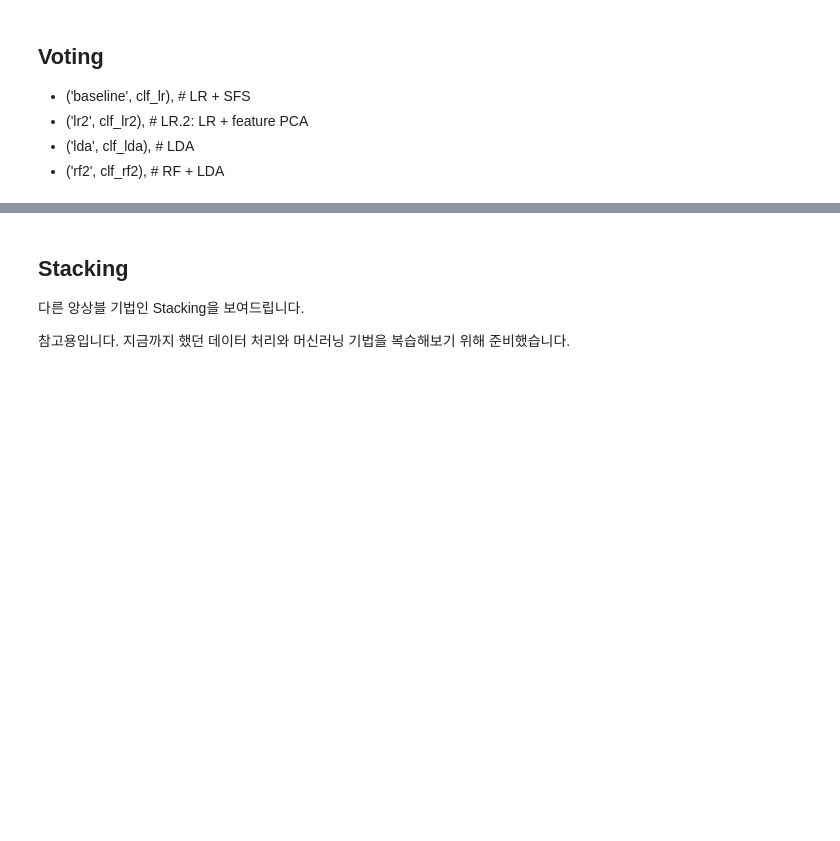
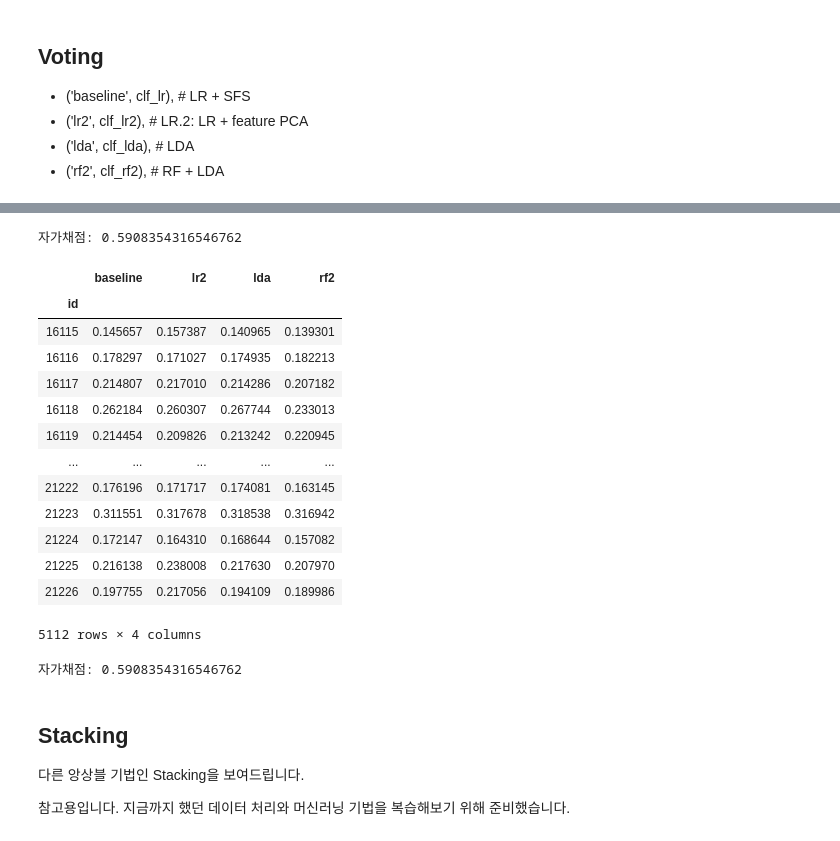
Before and after one commit to sunkusun9/DS_lv3_2507_2, a Jupyter notebook: sec_ds_lv3_prob1_kaggle.ipynb, the cells around one changed output, grey strips where cells are left out. Cells and saved outputs as stored; diff of their text form; code cells hidden in the pictures; blank space fills up the shorter version.

Commit message:
Day2 Kaggle 문제 풀이 올립니다.

```diff
--- a/sec_ds_lv3_prob1_kaggle.ipynb
+++ b/sec_ds_lv3_prob1_kaggle.ipynb
@@ -405,2 +430,15 @@ print("자가채점: {}".format(roc_auc_score(s_kaggle_ans, prd))) # baseline: 0
 # %% [markdown]
 ## RF2: RandomForestClassifier + LinearDiscriminantAnalysis
+# %%
+from sklearn.ensemble import RandomForestClassifier
+from sklearn.discriminant_analysis import LinearDiscriminantAnalysis
+
+ct = ColumnTransformer([
+    ('std_lda', make_pipeline(StandardScaler(), LinearDiscriminantAnalysis()), ['measurement_{}'.format(i) for i in range(18)]),
+    ('pt', 'passthrough', ['loading', 'na_1', 'na_2'])
+])
+clf_rf2 = make_pipeline(ct, RandomForestClassifier(
+    n_estimators=100, max_depth=6, min_samples_split=512, random_state=123,
+    max_features = 0.75
+))
+eval_model('clf_rf2', clf_rf2)
@@ -419,5 +533,43 @@ print("자가채점: {}".format(roc_auc_score(s_kaggle_ans, prd))) # baseline: 0
+# %%
+prd = select_model(clf_vt)
+print("자가채점: {}".format(roc_auc_score(s_kaggle_ans, prd))) # baseline: 0.5893408273381295
+# %% [output]
+자가채점: 0.5908354316546762
 # %%
 # Voting 직접
+models = [
+    ('baseline', clf_lr),
+    ('lr2', clf_lr2),
+    ('lda', clf_lda),
+    ('rf2', clf_rf2)
+]
+df_vt = pd.concat([
+    pd.Series(
+        clf.fit(df_train[X_all], df_train['failure']).predict_proba(df_test[X_all])[:, 1],
+        index = df_test.index, name = name
+    ) for name, clf in models
+], axis = 1)
+df_vt
+# %% [output]
+|  | baseline | lr2 | lda | rf2 |
+| id |  |  |  |  |
+| 16115 | 0.145657 | 0.157387 | 0.140965 | 0.139301 |
+| 16116 | 0.178297 | 0.171027 | 0.174935 | 0.182213 |
+| 16117 | 0.214807 | 0.217010 | 0.214286 | 0.207182 |
+| 16118 | 0.262184 | 0.260307 | 0.267744 | 0.233013 |
+| 16119 | 0.214454 | 0.209826 | 0.213242 | 0.220945 |
+| ... | ... | ... | ... | ... |
+| 21222 | 0.176196 | 0.171717 | 0.174081 | 0.163145 |
+| 21223 | 0.311551 | 0.317678 | 0.318538 | 0.316942 |
+| 21224 | 0.172147 | 0.164310 | 0.168644 | 0.157082 |
+| 21225 | 0.216138 | 0.238008 | 0.217630 | 0.207970 |
+| 21226 | 0.197755 | 0.217056 | 0.194109 | 0.189986 |
+5112 rows × 4 columns
+# %%
+prd = df_vt.mean(axis = 1)
+print("자가채점: {}".format(roc_auc_score(s_kaggle_ans, prd))) # baseline: 0.5893408273381295
+# %% [output]
+자가채점: 0.5908354316546762
 # %% [markdown]
 ## Stacking
 
```
Also changed, not shown: parts of 46 cells of this notebook.
